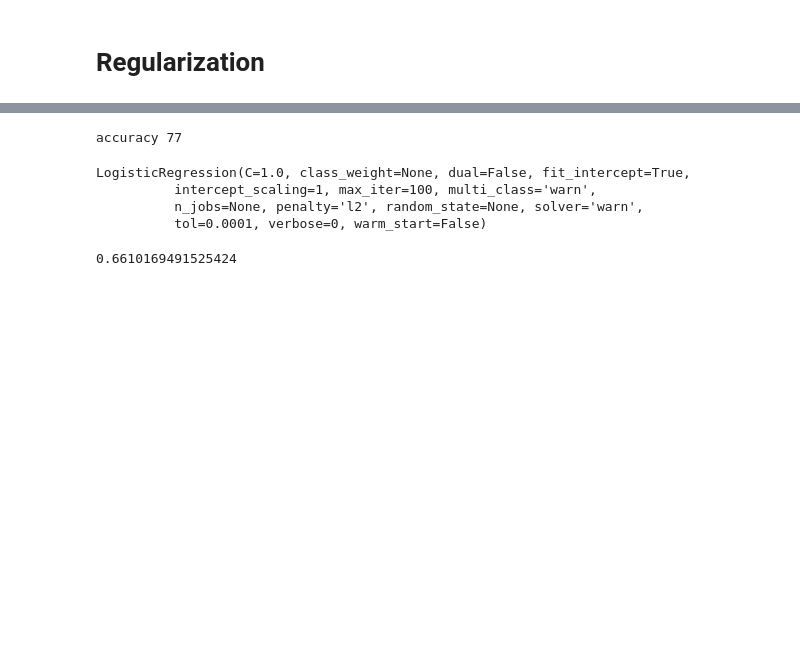
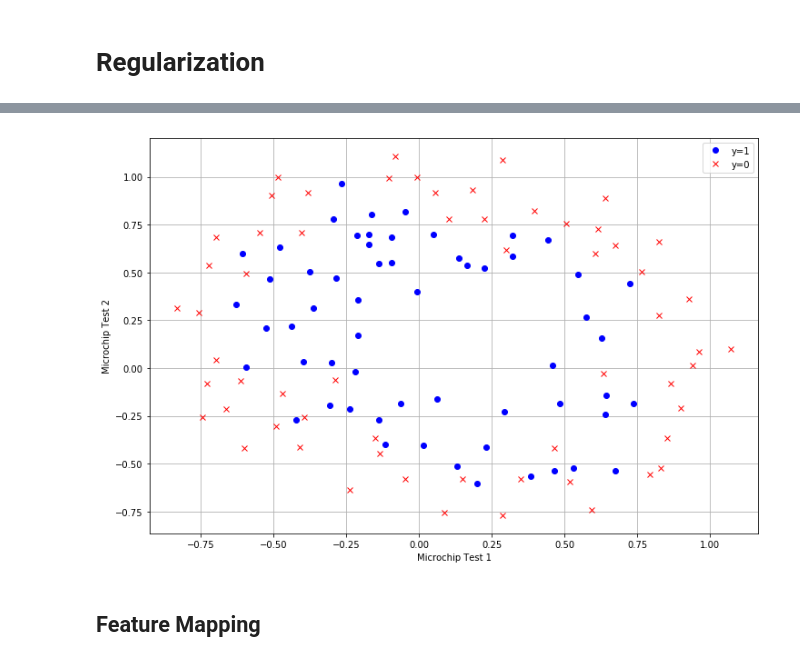
Before and after one commit to jhselvik/machine-learning-coursera, a Jupyter notebook: logistic-regression/Logistic-Regression.ipynb, the cells around one changed output, grey strips where cells are left out. Drawn from its saved outputs; the diff is of its cells as text; code cells hidden in the pictures; blank space fills up the shorter version.

Commit message:
Revert to cleaner version of lgistic regression notebook

```diff
--- a/logistic-regression/Logistic-Regression.ipynb
+++ b/logistic-regression/Logistic-Regression.ipynb
@@ -271,15 +264,0 @@ def map_feature(x1_col, x2_col, degree):
-# %%
-degree = 5
-x1 = data2['Test 1']
-x2 = data2['Test 2']
-
-data2.insert(3, 'Ones', 1)
-
-for i in range(1, degree):
-    for j in range(0, i):
-        data2['F' + str(i) + str(j)] = np.power(x1, i-j) * np.power(x2, j)
-
-data2.drop('Test 1', axis=1, inplace=True)
-data2.drop('Test 2', axis=1, inplace=True)
-
-data2.head()
@@ -333,25 +265,26 @@ result2
-# %%
-theta_min = np.matrix(result2[0])
-
-predictions = predict(theta_min, X2)
-correct = [1 if ((a == 1 and b == 1) or (a == 0 and b == 0))
-           else 0
-           for (a, b) in zip(predictions, y2)]
-
-accuracy = (sum(map(int, correct)) % len(correct))
-print("accuracy", accuracy)
-# %% [output]
-accuracy 77
-# %%
-from sklearn import linear_model
-model = linear_model.LogisticRegression(penalty='l2', C=1.0)
-model.fit(X2, y2.ravel())
-# %% [output]
-LogisticRegression(C=1.0, class_weight=None, dual=False, fit_intercept=True,
-          intercept_scaling=1, max_iter=100, multi_class='warn',
-          n_jobs=None, penalty='l2', random_state=None, solver='warn',
-          tol=0.0001, verbose=0, warm_start=False)
-# %%
-model.score(X2, y2)
-# %% [output]
-0.6610169491525424
+# %%
+datafile = 'data/ex2data2.txt'
+cols = np.loadtxt(datafile, delimiter=',', usecols=(0,1,2), unpack=True)
+
+X = np.transpose(np.array(cols[:-1]))
+y = np.transpose(np.array(cols[-1:]))
+m = y.size
+X = np.insert(X,0,1,axis=1)
+
+pos = np.array([arr for i, arr in enumerate(X) if y[i] == 1])
+neg = np.array([arr for i, arr in enumerate(X) if y[i] == 0])
+# %%
+def plot_data():
+    plt.plot(pos[:,1], pos[:,2], 'bo', label='y=1')
+    plt.plot(neg[:,1], neg[:,2], 'rx', label='y=0')
+    plt.xlabel('Microchip Test 1')
+    plt.ylabel('Microchip Test 2')
+    plt.legend()
+    plt.grid(True)
+# %%
+plt.figure(figsize=(12, 8))
+plot_data()
+# %% [output]
+[figure, added]
+# %% [markdown]
+## Feature Mapping
```
Also changed, not shown: parts of 54 cells of this notebook.
